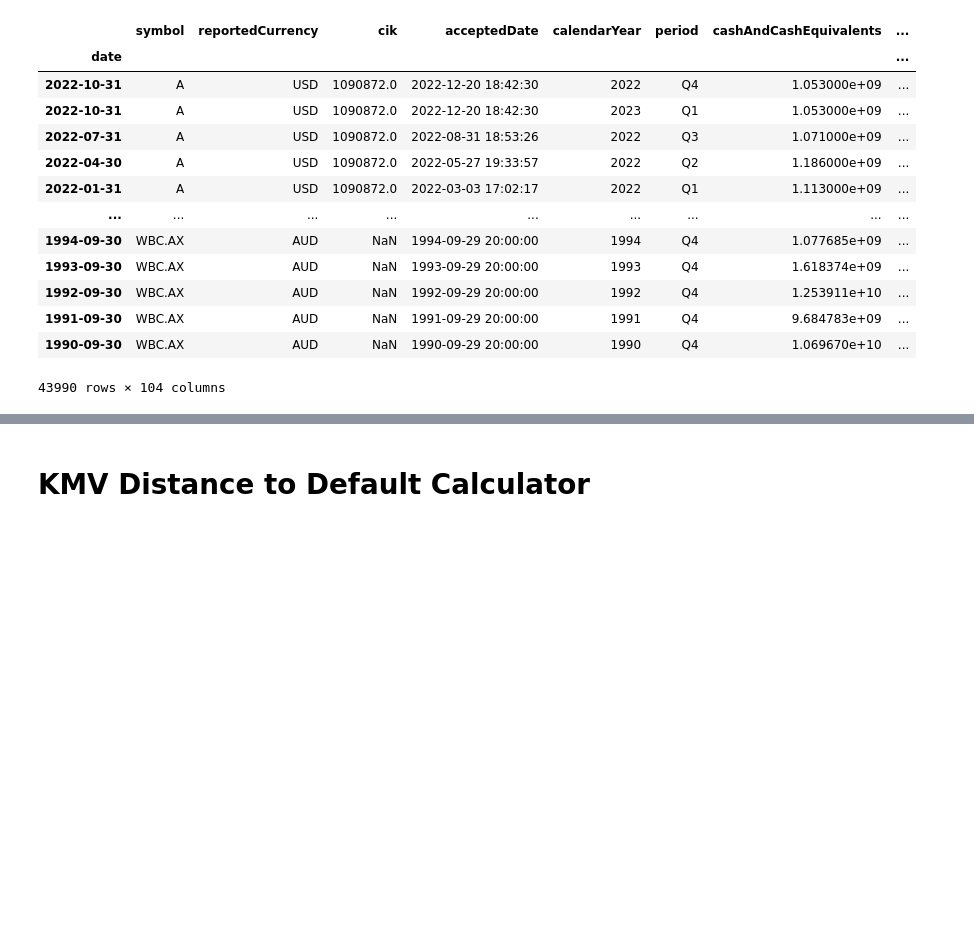
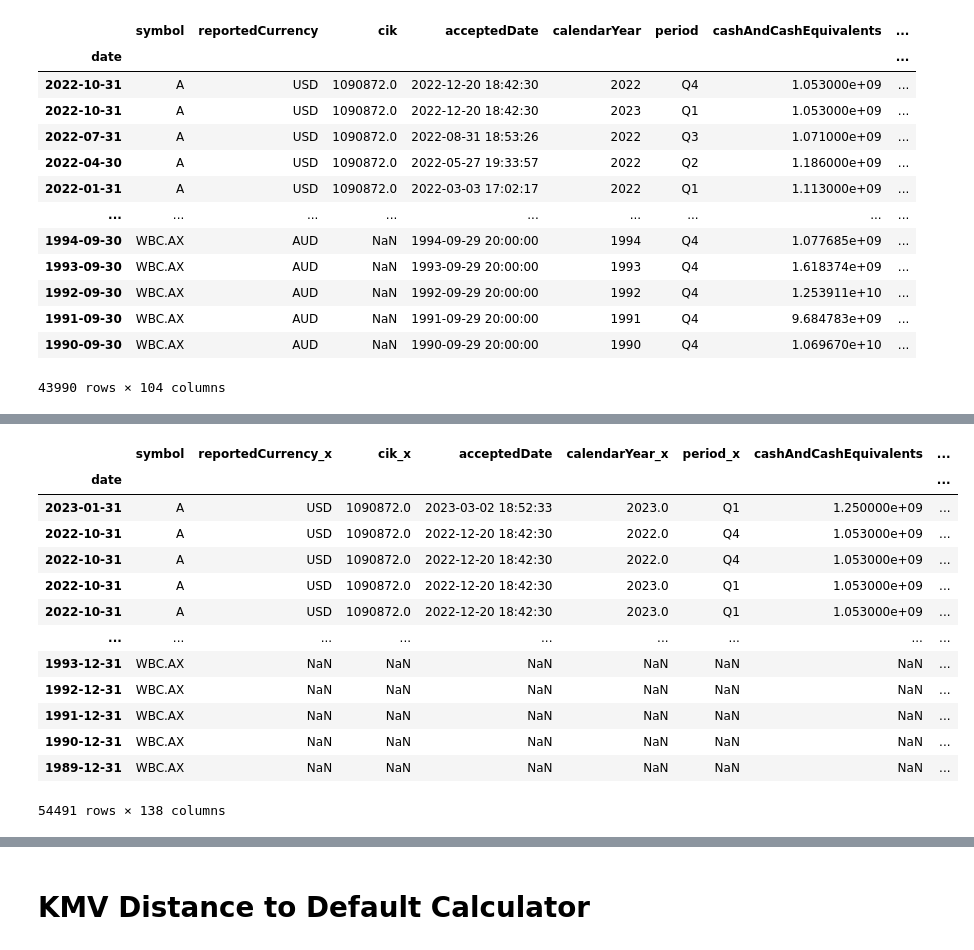
Before and after one commit to veeyuen/credit-spreads, a Jupyter notebook: build_dataframe.ipynb, the cells around one changed output, grey strips where cells are left out. Cells and saved outputs as stored; diff of their text form; code cells hidden in the pictures; blank space fills up the shorter version.

```diff
--- a/build_dataframe.ipynb
+++ b/build_dataframe.ipynb
@@ -530,0 +650,17 @@ merged_df
+# %%
+merged_df2.drop_duplicates()
+# %% [output]
+|  | symbol | reportedCurrency_x | cik_x | acceptedDate | calendarYear_x | period_x | cashAndCashEquivalents | ... |
+| date |  |  |  |  |  |  |  | ... |
+| 2023-01-31 | A | USD | 1090872.0 | 2023-03-02 18:52:33 | 2023.0 | Q1 | 1.250000e+09 | ... |
+| 2022-10-31 | A | USD | 1090872.0 | 2022-12-20 18:42:30 | 2022.0 | Q4 | 1.053000e+09 | ... |
+| 2022-10-31 | A | USD | 1090872.0 | 2022-12-20 18:42:30 | 2022.0 | Q4 | 1.053000e+09 | ... |
+| 2022-10-31 | A | USD | 1090872.0 | 2022-12-20 18:42:30 | 2023.0 | Q1 | 1.053000e+09 | ... |
+| 2022-10-31 | A | USD | 1090872.0 | 2022-12-20 18:42:30 | 2023.0 | Q1 | 1.053000e+09 | ... |
+| ... | ... | ... | ... | ... | ... | ... | ... | ... |
+| 1993-12-31 | WBC.AX | NaN | NaN | NaN | NaN | NaN | NaN | ... |
+| 1992-12-31 | WBC.AX | NaN | NaN | NaN | NaN | NaN | NaN | ... |
+| 1991-12-31 | WBC.AX | NaN | NaN | NaN | NaN | NaN | NaN | ... |
+| 1990-12-31 | WBC.AX | NaN | NaN | NaN | NaN | NaN | NaN | ... |
+| 1989-12-31 | WBC.AX | NaN | NaN | NaN | NaN | NaN | NaN | ... |
+54491 rows × 138 columns
```
Also changed, not shown: parts of 17 cells of this notebook.
